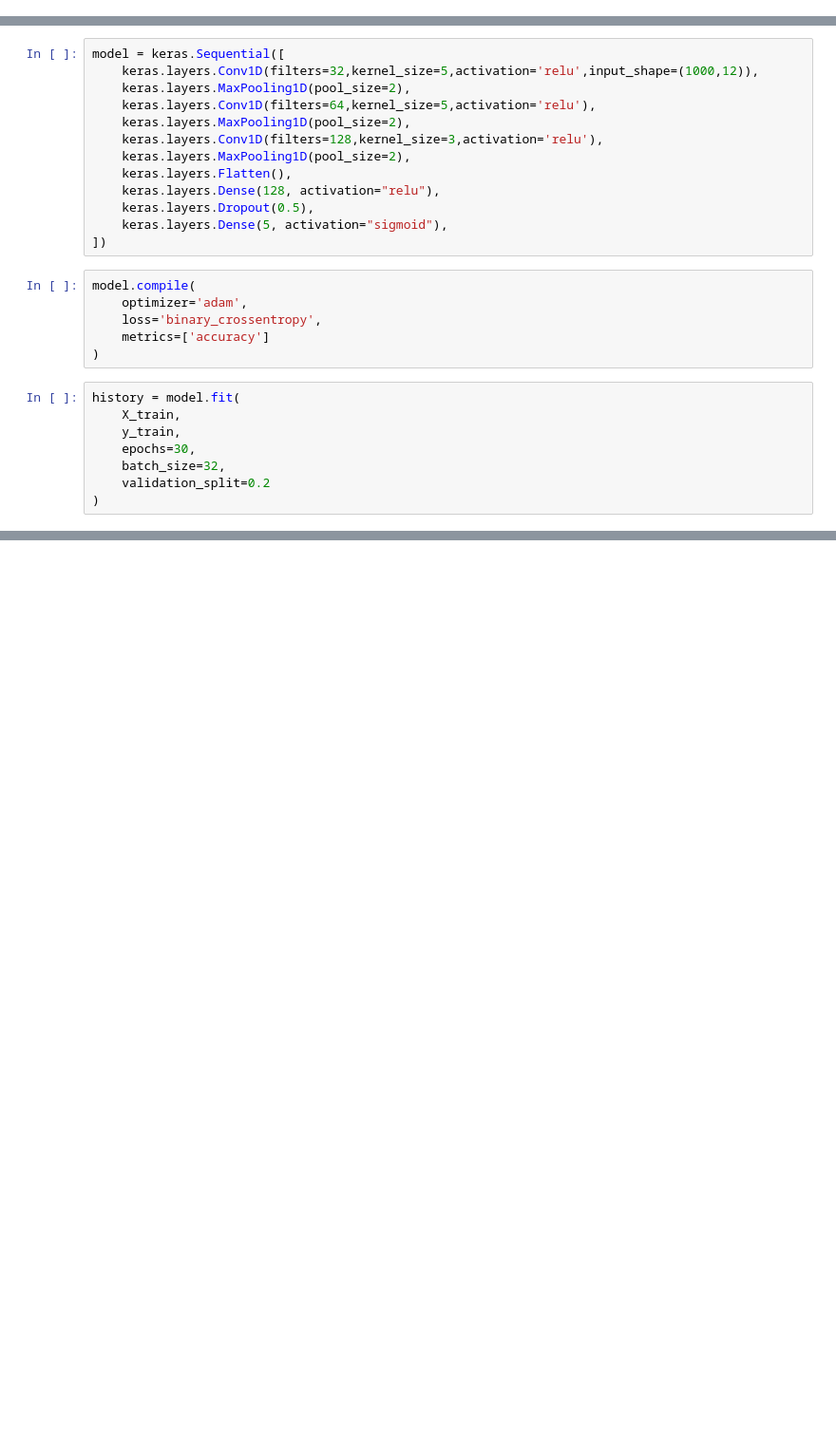
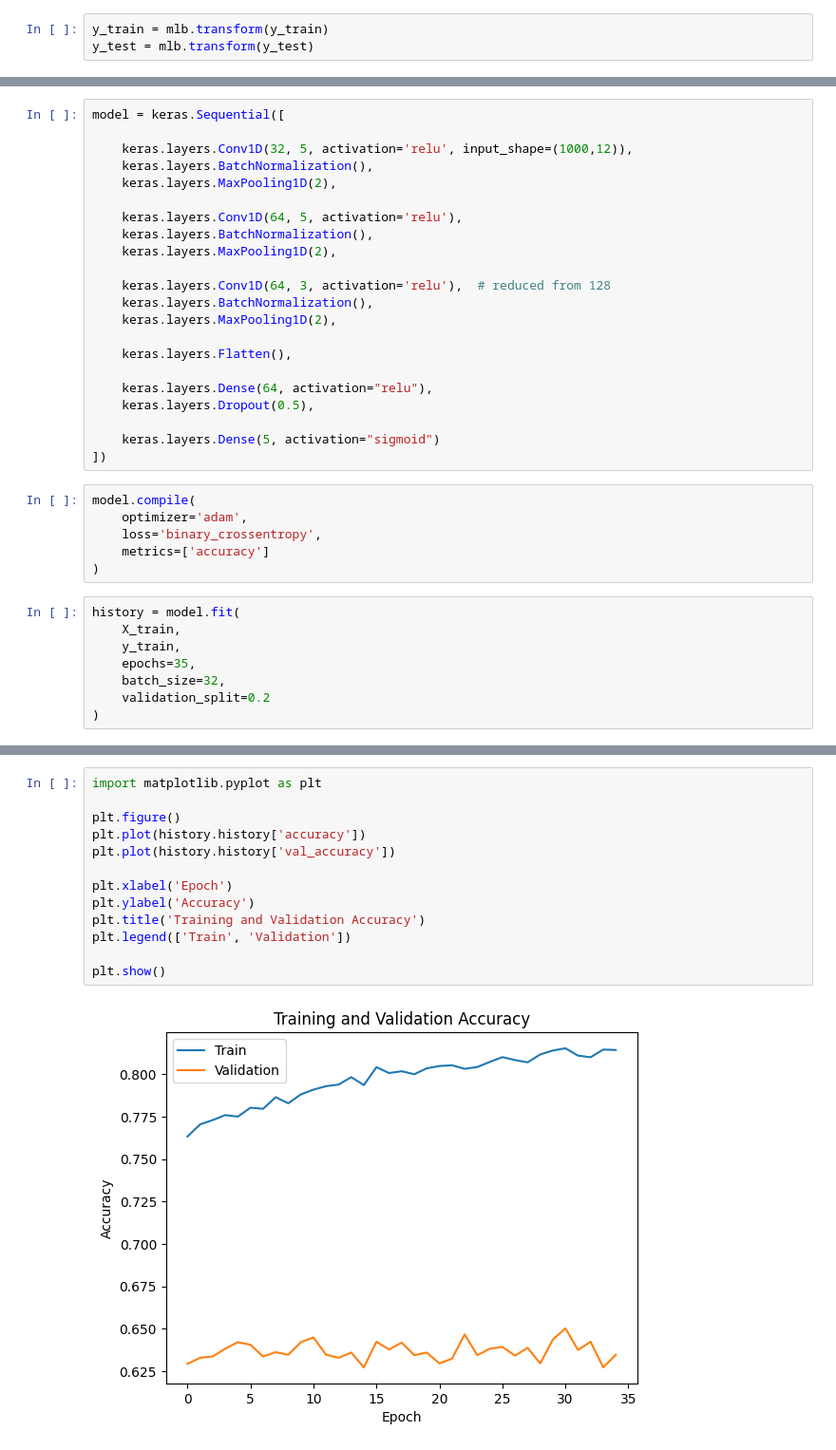
Before and after one commit to Biswajit704497/Quick_Lab, a Jupyter notebook: backend/nootbook/ecg.ipynb, the cells around one changed output, grey strips where cells are left out. Shown at 95% size. Saved outputs shown, nothing was run; the diff lists cells and outputs as text; blank space fills up the shorter version.

```diff
--- a/backend/nootbook/ecg.ipynb
+++ b/backend/nootbook/ecg.ipynb
@@ -210,0 +216,3 @@ array([[[-1.190e-01, -5.500e-02,  6.400e-02, ..., -2.600e-02,
+# %%
+y_train = mlb.transform(y_train)
+y_test = mlb.transform(y_test)
@@ -216,15 +231,24 @@ from tensorflow import keras
 # %%
 model = keras.Sequential([
-    keras.layers.Conv1D(filters=32,kernel_size=5,activation='relu',input_shape=(1000,12)),
-    keras.layers.MaxPooling1D(pool_size=2),
-    keras.layers.Conv1D(filters=64,kernel_size=5,activation='relu'),
-    keras.layers.MaxPooling1D(pool_size=2),
-    keras.layers.Conv1D(filters=128,kernel_size=3,activation='relu'),
-    keras.layers.MaxPooling1D(pool_size=2),
+
+    keras.layers.Conv1D(32, 5, activation='relu', input_shape=(1000,12)),
+    keras.layers.BatchNormalization(),
+    keras.layers.MaxPooling1D(2),
+
+    keras.layers.Conv1D(64, 5, activation='relu'),
+    keras.layers.BatchNormalization(),
+    keras.layers.MaxPooling1D(2),
+
+    keras.layers.Conv1D(64, 3, activation='relu'),  # reduced from 128
+    keras.layers.BatchNormalization(),
+    keras.layers.MaxPooling1D(2),
+
     keras.layers.Flatten(),
-    keras.layers.Dense(128, activation="relu"),
+
+    keras.layers.Dense(64, activation="relu"),
     keras.layers.Dropout(0.5),
-    keras.layers.Dense(5, activation="sigmoid"),
+
+    keras.layers.Dense(5, activation="sigmoid")
 ])
 # %%
 model.compile(
@@ -236,7 +260,7 @@ model.compile(
 history = model.fit(
     X_train,
     y_train,
-    epochs=30,
+    epochs=35,
     batch_size=32,
     validation_split=0.2
 )
@@ -275,2 +299,17 @@ y_test[0]
 # %% [output]
 array([0, 0, 0, 1, 0])
+# %%
+import matplotlib.pyplot as plt
+
+plt.figure()
+plt.plot(history.history['accuracy'])
+plt.plot(history.history['val_accuracy'])
+
+plt.xlabel('Epoch')
+plt.ylabel('Accuracy')
+plt.title('Training and Validation Accuracy')
+plt.legend(['Train', 'Validation'])
+
+plt.show()
+# %% [output]
+[figure, added]
```
Also changed, not shown: parts of 24 cells of this notebook.
